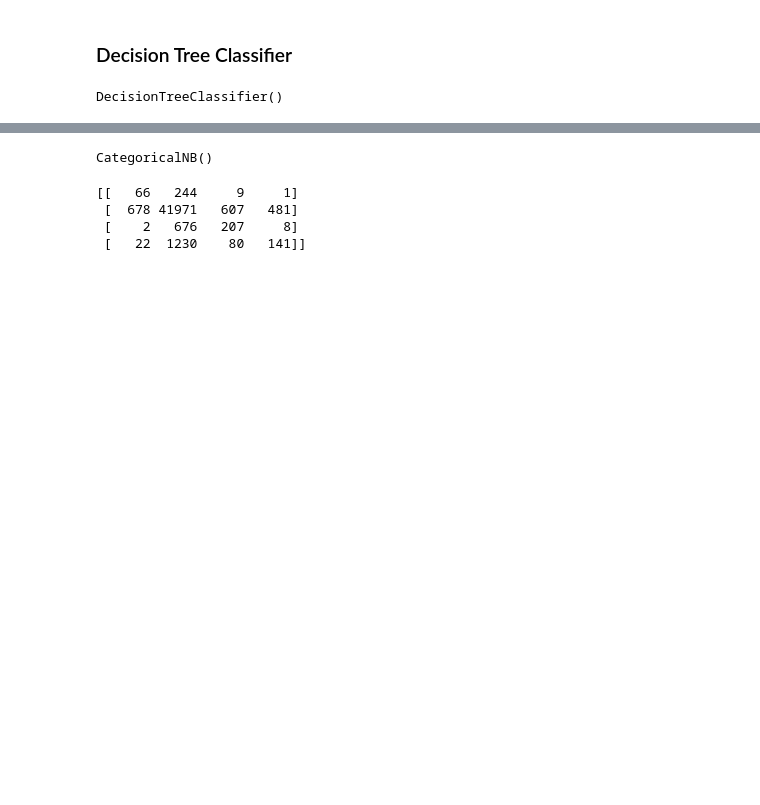
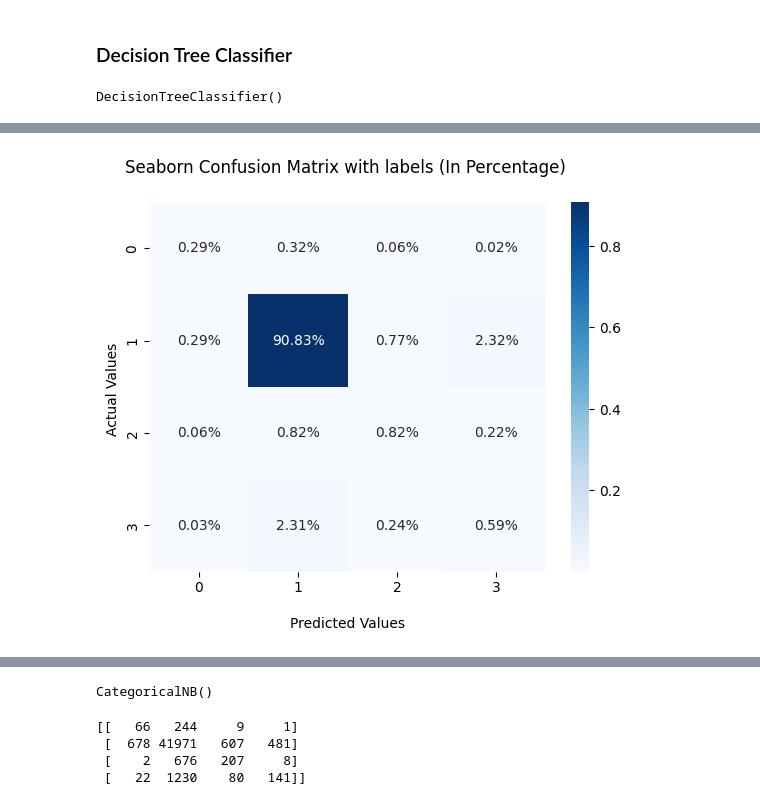
Before and after one commit to zoya-fatima22/us-accident-min, a Jupyter notebook: experiments/2_ml_training.ipynb, the cells around one changed output, grey strips where cells are left out. Drawn from its saved outputs; the diff is of its cells as text; code cells hidden in the pictures; blank space fills up the shorter version.

```diff
--- a/experiments/2_ml_training.ipynb
+++ b/experiments/2_ml_training.ipynb
@@ -293,3 +322,14 @@ The Accuracy is: 0.9257264717919996
+# %%
+ax = sns.heatmap(cf_matrix/np.sum(cf_matrix), annot=True,
+            fmt='.2%', cmap='Blues')
+
+ax.set_title('Seaborn Confusion Matrix with labels (In Percentage) \n');
+ax.set_xlabel('\nPredicted Values')
+ax.set_ylabel('Actual Values ');
+
+plt.show()
+# %% [output]
+[figure, added]
 # %%
 print("Classification Report: \n", classification_report(y_test, y_pred))
 # %% [output]
```
Also changed, not shown: parts of 18 cells of this notebook.
